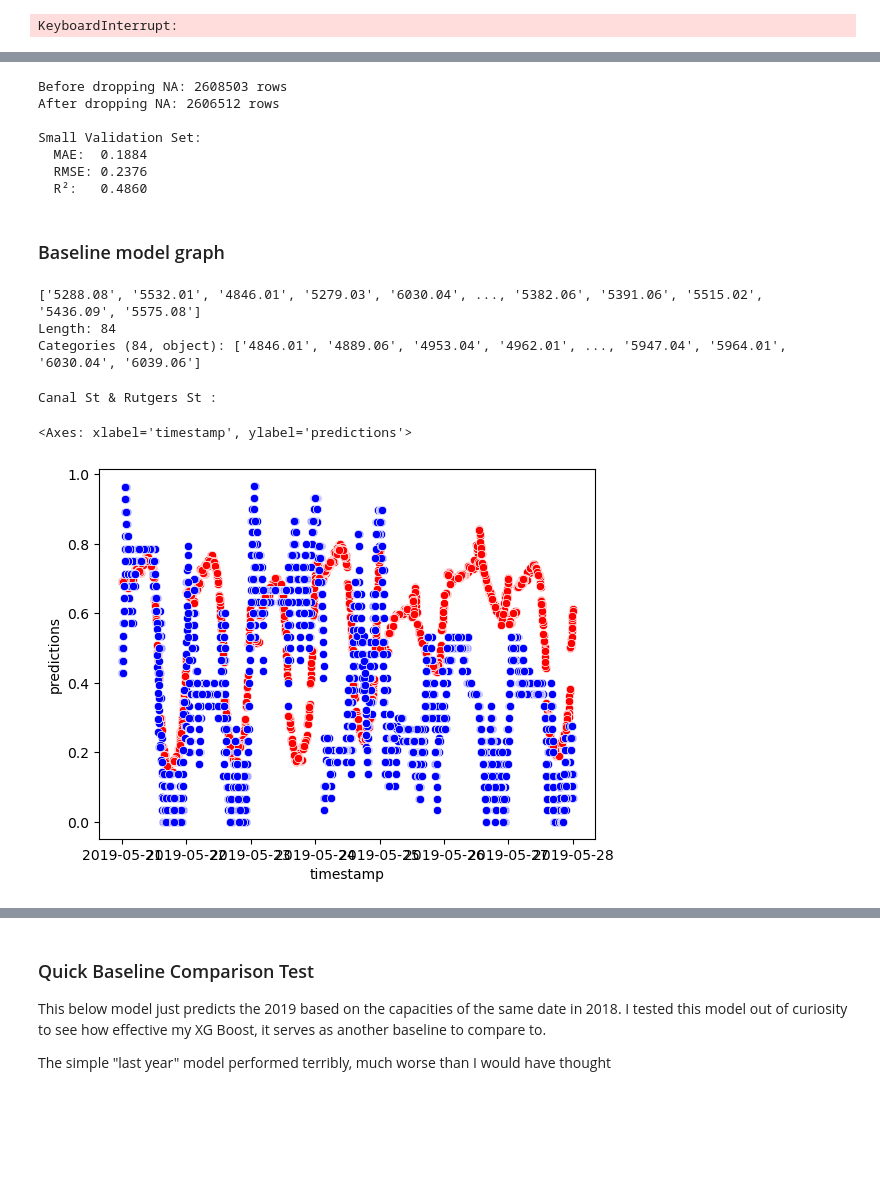
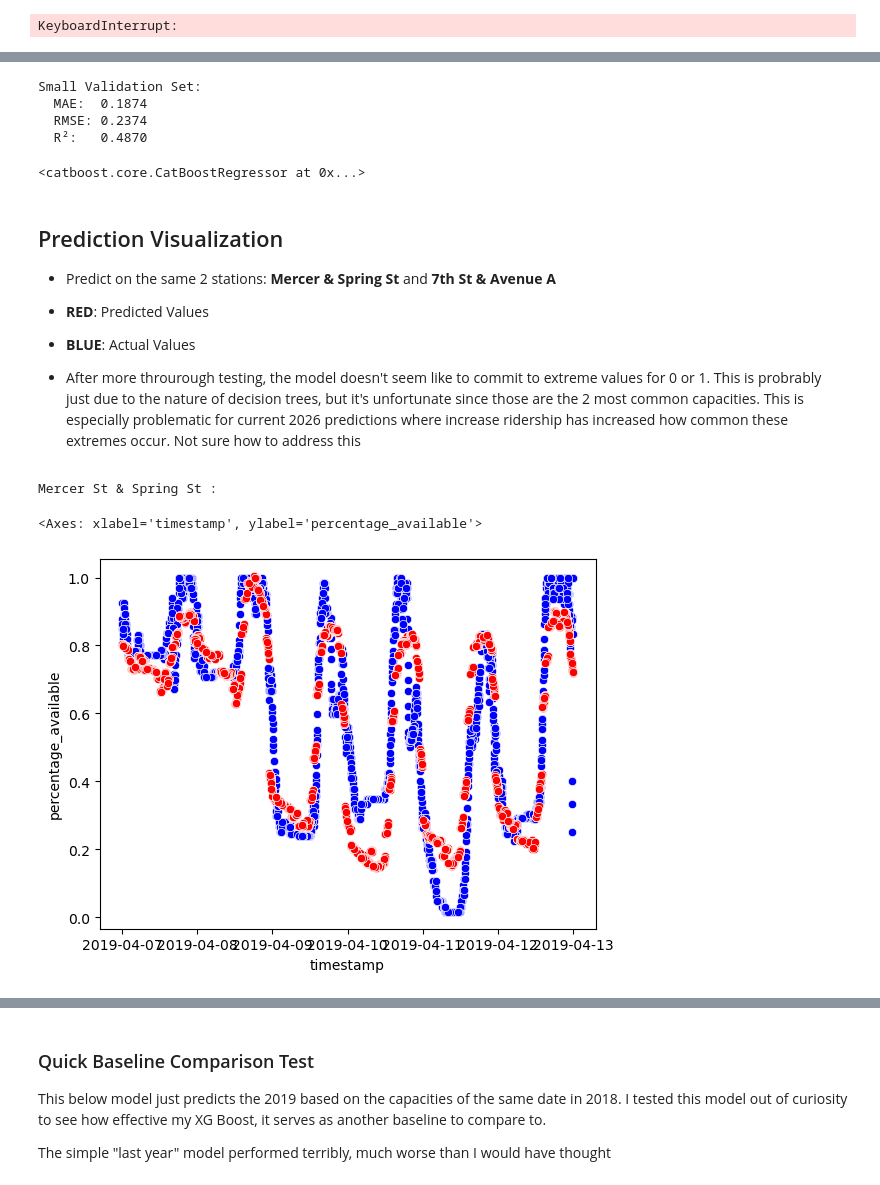
Before and after one commit to tristange123/citi_bike_project, a Jupyter notebook: Python_Backend/model_testing.ipynb, the cells around one changed output, grey strips where cells are left out. Drawn from its saved outputs; the diff is of its cells as text; code cells hidden in the pictures; blank space fills up the shorter version.

Commit message:
Made notebook nicer, still gotta figure out Time Zone stuff

```diff
--- a/Python_Backend/model_testing.ipynb
+++ b/Python_Backend/model_testing.ipynb
@@ -137,0 +145,5 @@ def add_weather(df):
+# %%
+df_viz = process_file('valset_dense_fewstations.csv')
+feature_columns = ['shortname', 'Month', 'Day', 'Hour',
+                   'IsWeekend', 'IsHoliday', 'IsNonWorkingDay', 'lat', 'lon', 'IsRushHour','minute',
+                   ]
@@ -137,0 +221,19 @@ def add_weather(df):
+# %%
+df_viz['station_name'] = df_viz['shortname'].map(shortname_to_name)
+
+nobikes_perc = df_viz.groupby('station_name')['percentage_available'].apply(lambda x: round((x == 0).mean() * 100, 2))
+noracks_perc = df_viz.groupby('station_name')['percentage_available'].apply(lambda x: round((x == 1).mean() * 100, 2))
+
+nobikes_perc = nobikes_perc.sort_values()
+noracks_perc = noracks_perc.sort_values()
+
+print("--------------")
+print("Percentage of time with no bike available: ")
+print("--------------")
+print(nobikes_perc)
+print("--------------")
+
+print("Percentage of time with no docks available: ")
+print("--------------")
+print(noracks_perc)
+print("--------------")
@@ -221,5 +353,6 @@ KeyboardInterrupt:
 # %%
-val_dataset = process_file('valset_dense_fewstations.csv')
+# val_dataset = process_file('valset_dense_fewstations.csv')
+val_dataset = df_viz
 X_smallval = val_dataset[feature_columns]
 y_smallval = val_dataset['percentage_available']
 
@@ -235,10 +368,7 @@ print(f"  MAE:  {val_mae:.4f}")
 print(f"  RMSE: {val_rmse:.4f}")
 print(f"  R²:   {val_r2:.4f}")
 # %% [output]
-Before dropping NA: 2608503 rows
-After dropping NA: 2606512 rows
-
 Small Validation Set:
-  MAE:  0.1884
-  RMSE: 0.2376
-  R²:   0.4860
+  MAE:  0.1874
+  RMSE: 0.2374
+  R²:   0.4870
@@ -248,28 +375,32 @@ with open('true_valid_stations_list.json', 'w') as f:
 # %%
-baseline_model.save_model("Working_model.cbm")
+baseline_model = CatBoostRegressor()
+baseline_model.load_model('Working_model.cbm')
+# %% [output]
+<catboost.core.CatBoostRegressor at 0x...>
 # %% [markdown]
-### Baseline model graph
+## Prediction Visualization
+
+- Predict on the same 2 stations: **Mercer & Spring St** and **7th St & Avenue A**
+- **RED**: Predicted Values
+- **BLUE**: Actual Values
+
+- After more throurough testing, the model doesn't seem like to commit to extreme values for 0 or 1. This is probrably just due to the nature of decision trees, but
+  it's unfortunate since those are the 2 most common capacities. This is especially problematic for current 2026 predictions where increase ridership has increased how
+  common these extremes occur. Not sure how to address this
-# %%
-df['shortname'].unique()
-# %% [output]
-['5288.08', '5532.01', '4846.01', '5279.03', '6030.04', ..., '5382.06', '5391.06', '5515.02', '5436.09', '5575.08']
-Length: 84
-Categories (84, object): ['4846.01', '4889.06', '4953.04', '4962.01', ..., '5947.04', '5964.01', '6030.04', '6039.06']
 # %%
 
 val_dataset['predictions'] = y_smallval_pred
 
-SHORTNAME = '5303.08'
+SHORTNAME = '5532.01'
 
-timeframe_graphed = (val_dataset['timestamp'] >= dt(2019,5,21, tzinfo = timezone.utc)) & (val_dataset['timestamp'] < dt(2019,5,28, tzinfo = timezone.utc))
+timeframe_graphed = (val_dataset['timestamp'] >= dt(2019,4,7, tzinfo = timezone.utc)) & (val_dataset['timestamp'] < dt(2019,4,13, tzinfo = timezone.utc))
 
 print(shortname_to_name[SHORTNAME], ':')
 
-sns.scatterplot(data= val_dataset[(val_dataset['shortname'] == SHORTNAME) & timeframe_graphed], x='timestamp', y='predictions', color = 'red')
 
 sns.scatterplot(data= val_dataset[(val_dataset['shortname'] == SHORTNAME) & timeframe_graphed], x='timestamp', y='percentage_available', color = 'blue')
-# sns.scatterplot(data= val_dataset[(val_dataset['shortname'] == '5532.01') & timeframe_graphed], x='timestamp', y='predictions', color = 'blue')
+sns.scatterplot(data= val_dataset[(val_dataset['shortname'] == SHORTNAME) & timeframe_graphed], x='timestamp', y='predictions', color = 'red')
 # %% [output]
-Canal St & Rutgers St :
+Mercer St & Spring St :
-<Axes: xlabel='timestamp', ylabel='predictions'>
+<Axes: xlabel='timestamp', ylabel='percentage_available'>
-[figure, old version]
+[figure, new version]
```
Also changed, not shown: parts of 24 cells of this notebook.
